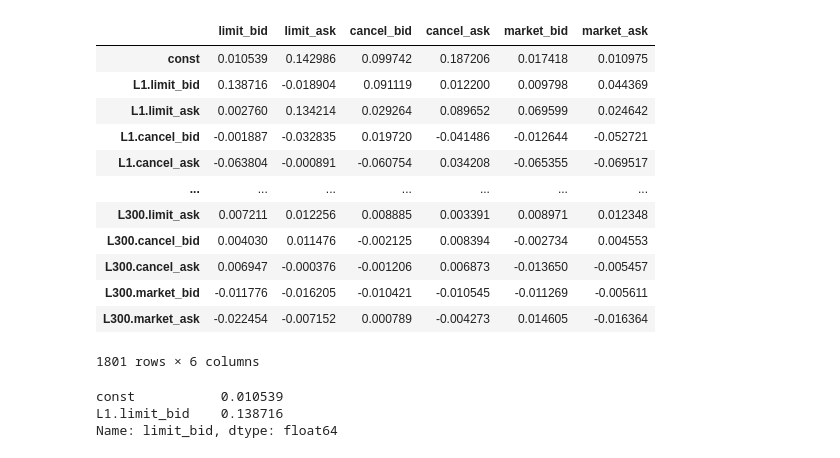
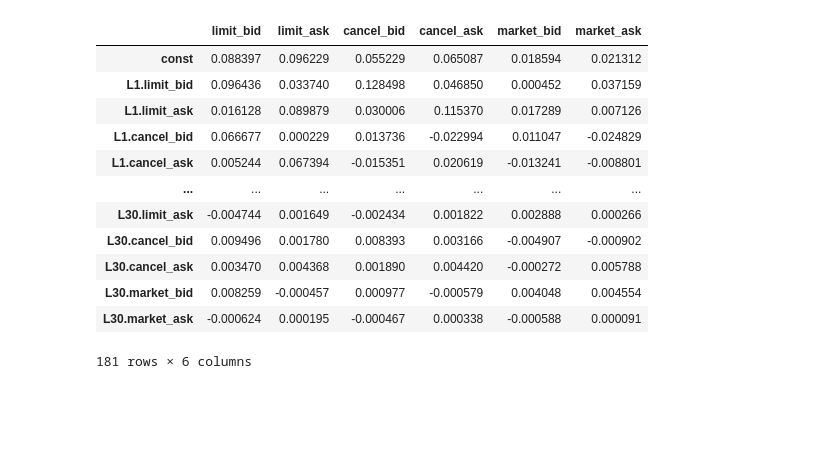
Before and after one commit to konqr/lobSimulations, a Jupyter notebook: plotting.ipynb, the cells around one changed output. Cells and saved outputs as stored; diff of their text form; code cells hidden in the pictures; blank space fills up the shorter version.

```diff
--- a/plotting.ipynb
+++ b/plotting.ipynb
@@ -4,31 +4,25 @@ import pickle
 import pandas as pd
 import numpy as np
 # %%
-with open('D:\\Work\\PhD\\Data\\AAPL.OQ_2019-01-07_2019-01-07_1_300_23399', 'rb') as f:
+with open('D:\\Work\\PhD\\Expt 1\\Params\\AAPL.OQ_2020-09-25_2020-09-25_0.01_30_2339858', 'rb') as f:
     params = pickle.load(f)
 # %%
-df = params['2019-01-07']
+df = params['2020-09-25']
 df
 # %% [output]
 |  | limit_bid | limit_ask | cancel_bid | cancel_ask | market_bid | market_ask |
-| const | 0.010539 | 0.142986 | 0.099742 | 0.187206 | 0.017418 | 0.010975 |
-| L1.limit_bid | 0.138716 | -0.018904 | 0.091119 | 0.012200 | 0.009798 | 0.044369 |
-| L1.limit_ask | 0.002760 | 0.134214 | 0.029264 | 0.089652 | 0.069599 | 0.024642 |
-| L1.cancel_bid | -0.001887 | -0.032835 | 0.019720 | -0.041486 | -0.012644 | -0.052721 |
-| L1.cancel_ask | -0.063804 | -0.000891 | -0.060754 | 0.034208 | -0.065355 | -0.069517 |
+| const | 0.088397 | 0.096229 | 0.055229 | 0.065087 | 0.018594 | 0.021312 |
+| L1.limit_bid | 0.096436 | 0.033740 | 0.128498 | 0.046850 | 0.000452 | 0.037159 |
+| L1.limit_ask | 0.016128 | 0.089879 | 0.030006 | 0.115370 | 0.017289 | 0.007126 |
+| L1.cancel_bid | 0.066677 | 0.000229 | 0.013736 | -0.022994 | 0.011047 | -0.024829 |
+| L1.cancel_ask | 0.005244 | 0.067394 | -0.015351 | 0.020619 | -0.013241 | -0.008801 |
 | ... | ... | ... | ... | ... | ... | ... |
-| L300.limit_ask | 0.007211 | 0.012256 | 0.008885 | 0.003391 | 0.008971 | 0.012348 |
-| L300.cancel_bid | 0.004030 | 0.011476 | -0.002125 | 0.008394 | -0.002734 | 0.004553 |
-| L300.cancel_ask | 0.006947 | -0.000376 | -0.001206 | 0.006873 | -0.013650 | -0.005457 |
-| L300.market_bid | -0.011776 | -0.016205 | -0.010421 | -0.010545 | -0.011269 | -0.005611 |
-| L300.market_ask | -0.022454 | -0.007152 | 0.000789 | -0.004273 | 0.014605 | -0.016364 |
+| L30.limit_ask | -0.004744 | 0.001649 | -0.002434 | 0.001822 | 0.002888 | 0.000266 |
+| L30.cancel_bid | 0.009496 | 0.001780 | 0.008393 | 0.003166 | -0.004907 | -0.000902 |
+| L30.cancel_ask | 0.003470 | 0.004368 | 0.001890 | 0.004420 | -0.000272 | 0.005788 |
+| L30.market_bid | 0.008259 | -0.000457 | 0.000977 | -0.000579 | 0.004048 | 0.004554 |
+| L30.market_ask | -0.000624 | 0.000195 | -0.000467 | 0.000338 | -0.000588 | 0.000091 |
-1801 rows × 6 columns
+181 rows × 6 columns
-# %%
-df['limit_bid'][['const', 'L1.limit_bid']]
-# %% [output]
-const           0.010539
-L1.limit_bid    0.138716
-Name: limit_bid, dtype: float64
 # %%
 for i in df.columns:
     print("exogenous intensity for " + i + " : " + str(df[i]['const']))
```
Also changed, not shown: parts of 1 cell of this notebook, 1 other file.
